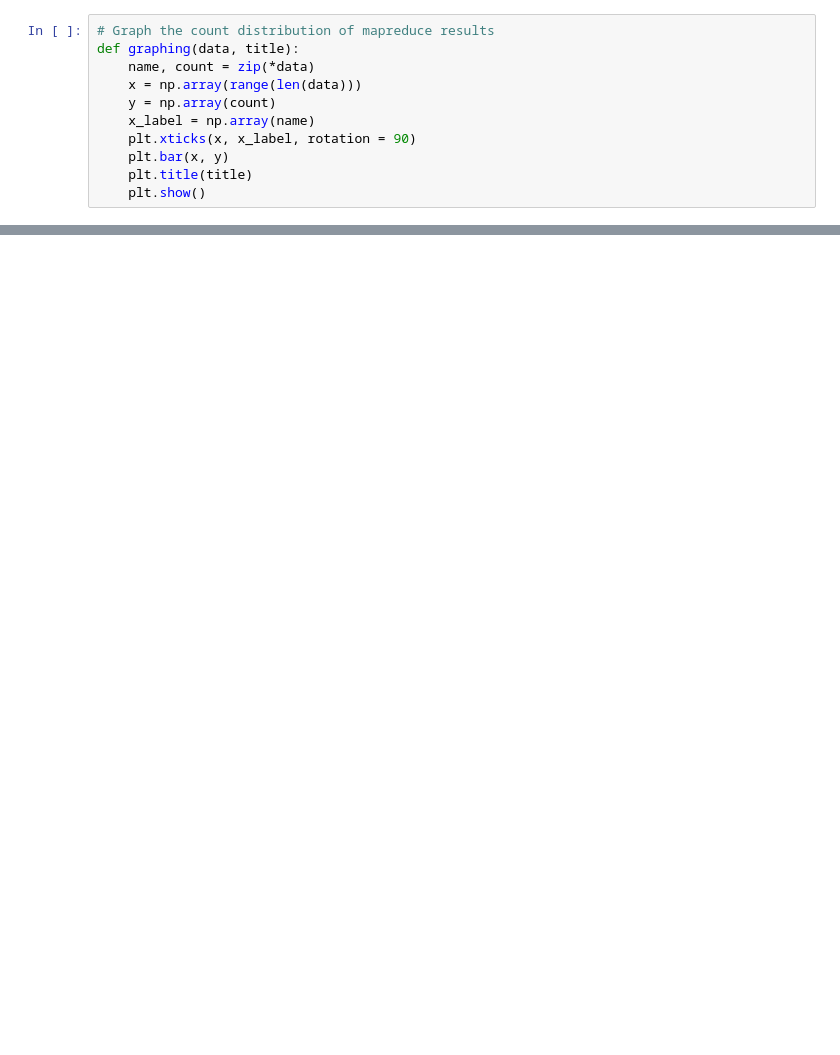
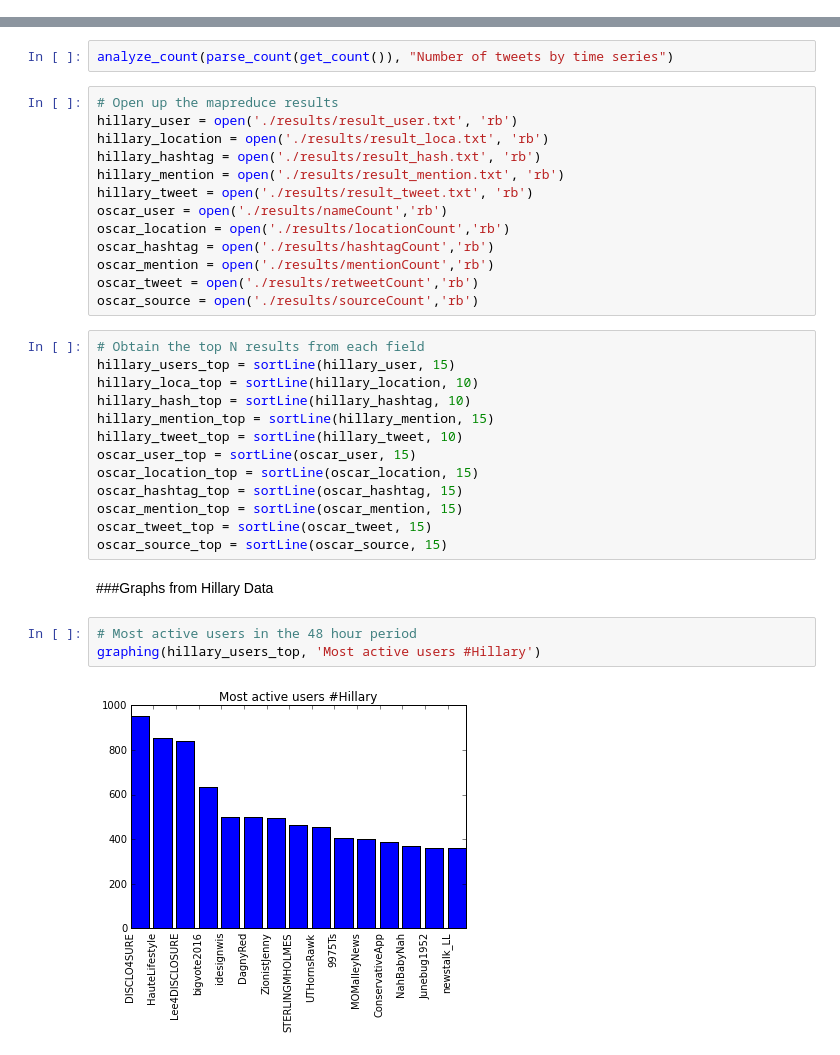
Before and after one commit to NYU-CDS-Capstone-Project/dahlia, a Jupyter notebook: presentation_1008/intro.ipynb, the cells around one changed output, grey strips where cells are left out. Drawn from its saved outputs; the diff is of its cells as text; blank space fills up the shorter version.

```diff
--- a/presentation_1008/intro.ipynb
+++ b/presentation_1008/intro.ipynb
@@ -248,11 +0,0 @@ def sortLine(inp, top):
-# %%
-# Graph the count distribution of mapreduce results
-def graphing(data, title):
-	name, count = zip(*data)
-	x = np.array(range(len(data)))
-	y = np.array(count)
-	x_label = np.array(name)
-	plt.xticks(x, x_label, rotation = 90)
-	plt.bar(x, y)
-	plt.title(title)
-	plt.show()
@@ -361,0 +21,35 @@ NameError: name 'counts' is not defined
+# %%
+analyze_count(parse_count(get_count()), "Number of tweets by time series")
+# %%
+# Open up the mapreduce results
+hillary_user = open('./results/result_user.txt', 'rb')
+hillary_location = open('./results/result_loca.txt', 'rb')
+hillary_hashtag = open('./results/result_hash.txt', 'rb')
+hillary_mention = open('./results/result_mention.txt', 'rb')
+hillary_tweet = open('./results/result_tweet.txt', 'rb')
+oscar_user = open('./results/nameCount','rb')
+oscar_location = open('./results/locationCount','rb')
+oscar_hashtag = open('./results/hashtagCount','rb')
+oscar_mention = open('./results/mentionCount','rb')
+oscar_tweet = open('./results/retweetCount','rb')
+oscar_source = open('./results/sourceCount','rb')
+# %%
+# Obtain the top N results from each field
+hillary_users_top = sortLine(hillary_user, 15)
+hillary_loca_top = sortLine(hillary_location, 10)
+hillary_hash_top = sortLine(hillary_hashtag, 10)
+hillary_mention_top = sortLine(hillary_mention, 15)
+hillary_tweet_top = sortLine(hillary_tweet, 10)
+oscar_user_top = sortLine(oscar_user, 15)
+oscar_location_top = sortLine(oscar_location, 15)
+oscar_hashtag_top = sortLine(oscar_hashtag, 15)
+oscar_mention_top = sortLine(oscar_mention, 15)
+oscar_tweet_top = sortLine(oscar_tweet, 15)
+oscar_source_top = sortLine(oscar_source, 15)
+# %% [markdown]
+###Graphs from Hillary Data
+# %%
+# Most active users in the 48 hour period
+graphing(hillary_users_top, 'Most active users #Hillary')
+# %% [output]
+[figure, added]
```
Also changed, not shown: parts of 57 cells of this notebook, 6 other files.
